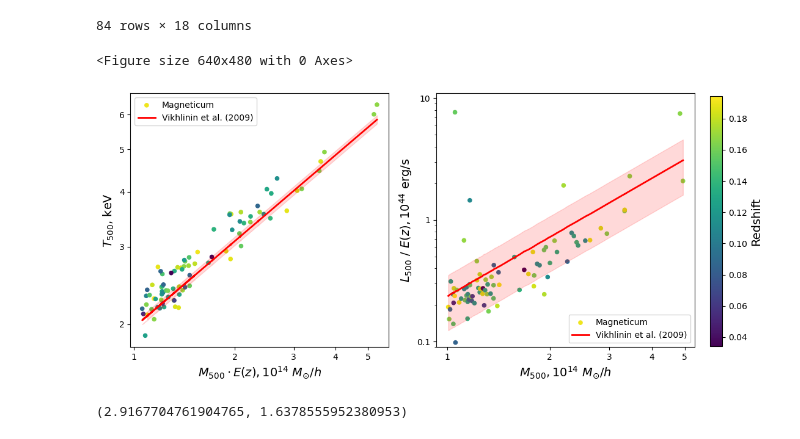
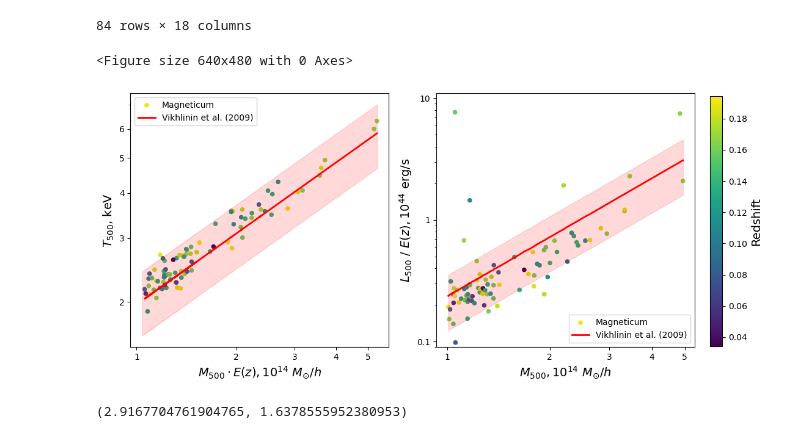
Before and after one commit to pi4imu/magneticum, a Jupyter notebook: scaling_relations.ipynb, the cells around one changed output. Drawn from its saved outputs; the diff is of its cells as text; code cells hidden in the pictures.

```diff
--- a/scaling_relations.ipynb
+++ b/scaling_relations.ipynb
@@ -369,38 +370,40 @@ plt.yticks([2,3,4,5,6], [2,3,4,5,6])
 #T500s_rel2 = T_X(M500s, zs, mean_T=3.18, mean_M=1.6)
 #plt.plot(M500s*E(zs), T500s_rel2, color='dodgerblue', linewidth=0, marker='o', markersize=4,
 #         alpha=0.4, linestyle='--', label = 'sc.rel. w/ different <M> and <T>')
 #plt.legend()
 
-plt.fill_between(M500s*E(zs),
-                 5 * (M500s*E(zs)/(2.95-0.1)/10**14*0.704)**(0.65) ,#* E(zs)**(0.65),
-                 5 * (M500s*E(zs)/(2.95+0.1)/10**14*0.704)**(0.65) ,#* E(zs)**(0.65),
+fix = np.append([1.04e14], M500s*E(zs))
+
+plt.fill_between(fix,
+                 5 * (fix/(2.95)/10**14*0.704)**(0.65)*1.2 ,#* E(zs)**(0.65),
+                 5 * (fix/(2.95)/10**14*0.704)**(0.65)*0.8 ,#* E(zs)**(0.65),
                  interpolate=False, alpha=0.15, color='red')#, label="$1 \sigma$ errors")
 plt.legend()
 
 plt.subplot(122, aspect='auto')
 #draw_panel(M500s, L500s, L0520s_rel)
 draw_panel(M500s, L500s_05_20/E(zs), L500s_rel/E(zs))
 plt.xlabel("$M_{500}, 10^{14} \ M_{\odot}/h$", fontsize=14)
 plt.ylabel("$L_{500} \ / \ E(z), 10^{44}$ erg/s", fontsize=14)
 plt.xticks([g*10**14 for g in [1, 2, 3, 4, 5]], [1, 2, 3, 4, 5])
 plt.yticks([0.1, 1., 10], [0.1,1, 10])
 plt.ylim(0.09, 11)
 
 plt.fill_between(M500s,
                  1.056 * 0.704**(-2) * (M500s/3.9/10**14)**1.61 * E(zs)**(-0.15)*0.52,
                  1.056 * 0.704**(-2) * (M500s/3.9/10**14)**1.61 * E(zs)**(-0.15)*1.48,
                  interpolate=False, alpha=0.15, color='red')#, label="$1 \sigma$ errors")
 plt.legend()
 
 #plt.subplots_adjust(right=0.96)
 plt.tight_layout()
 plt.colorbar(cax = plt.axes([1.01, 0.14, 0.02, 0.82])).set_label('Redshift', fontsize=14)
 
-plt.savefig('figures/sc_rel.pdf', format='pdf', bbox_inches='tight')
+plt.savefig('figures/sc_rel_new.pdf', format='pdf', bbox_inches='tight')
 plt.show()
 # %% [output]
 <Figure size 640x480 with 0 Axes>
-[figure, old version]
+[figure, new version]
 # %%
 np.mean(T500s), np.mean(M500s)/10**14
 # %% [output]
```
Also changed, not shown: parts of 1 cell of this notebook, 6 other files.
